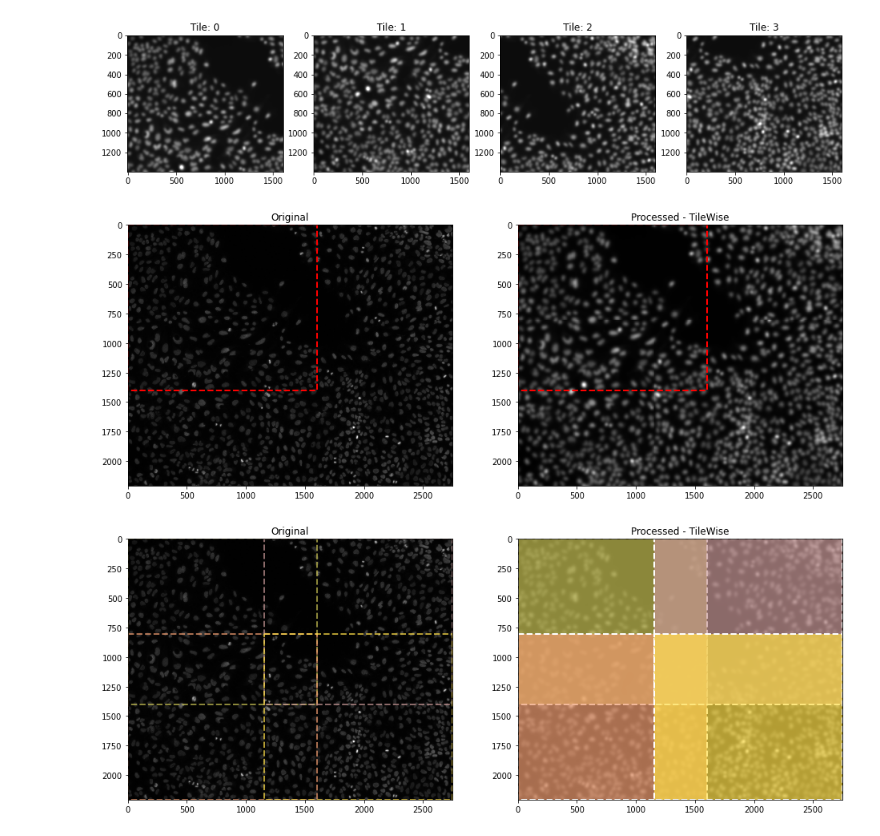
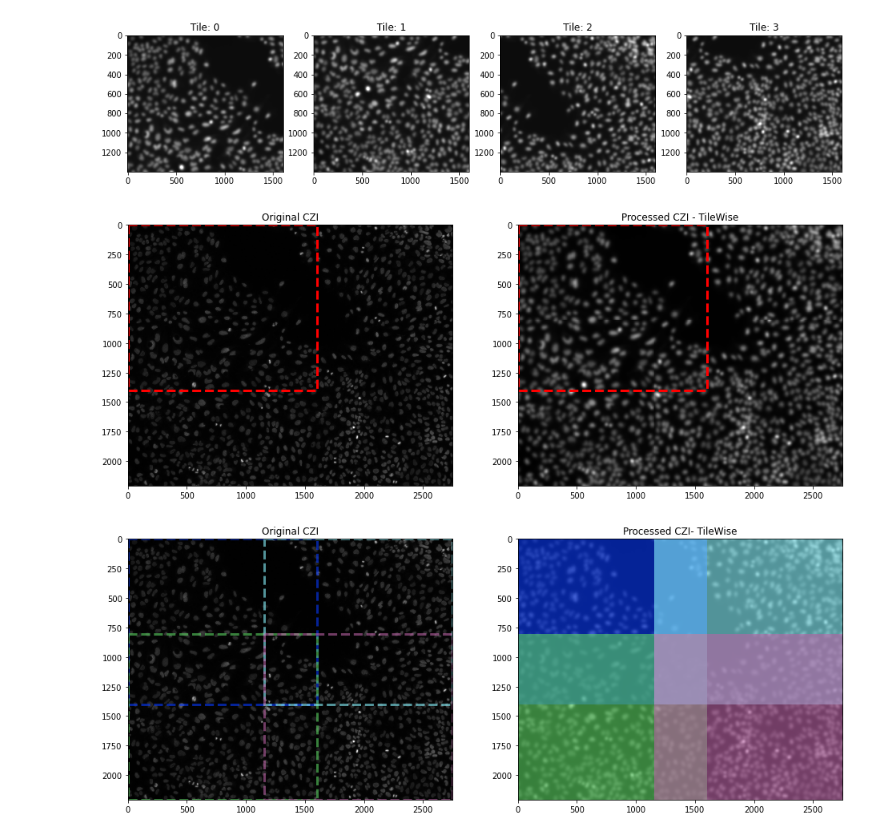
Before and after one commit to sebi06/czitools, a Jupyter notebook: examples/pylibCZIrw_docu/[Doc] High level API.ipynb, the cells around one changed output. Drawn from its saved outputs; the diff is of its cells as text; code cells hidden in the pictures.

```diff
--- a/examples/pylibCZIrw_docu/[Doc] High level API.ipynb
+++ b/examples/pylibCZIrw_docu/[Doc] High level API.ipynb
@@ -450,6 +517,12 @@ sizeY = int(mdata["ImageDocument"]["Metadata"]["Information"]["Image"]["SizeY"])
 # import the "tiling strategy" from the cztile package
 from cztile.fixed_total_area_strategy import AlmostEqualBorderFixedTotalAreaStrategy2D
 from cztile.tiling_strategy import Rectangle as czrect
+
+# create the filename for the new CZI image file
+newczi_tile = os.path.join(os.getcwd(), "newczi_tilewise.czi")
+
+# specify the original CZI file to be read
+czifile_orig = r"DAPI_PGC.czi"
 
 # create a "tile" by specifying the desired tile dimension and the
 # minimum required overlap between tiles (depends on the processing)
@@ -457,10 +530,13 @@ tiler = AlmostEqualBorderFixedTotalAreaStrategy2D(total_tile_width=1600,
                                                   total_tile_height=1400,
                                                   min_border_width=128)
 
-# create the tiles
-tiles = tiler.tile_rectangle(czrect(x=0, y=0, w=sbr.w, h=sbr.h))
+# create CZI instance to read some metadata
+with pyczi.open_czi(czifile_orig) as czidoc_r:
 
-# show the cretaed tile locations
+    # get the size of the bounding rectange for the scence
+    tiles = tiler.tile_rectangle(czidoc_r.scenes_bounding_rectangle[0])
+
+# show the created tile locations
 for tile in tiles:
     print(tile.roi.x, tile.roi.y, tile.roi.w, tile.roi.h)
 # %% [output]
@@ -514,66 +606,67 @@ import random
 with pyczi.open_czi(czifile_orig) as czidoc_r:
     data_orig = czidoc_r.read(plane={"C": 0})
 
-with pyczi.open_czi(newczi_5) as czidoc_r:
+with pyczi.open_czi(newczi_tile) as czidoc_r:
     data_processed = czidoc_r.read(plane={"C": 0})
 
 
 # show the results
 fig, (ax1, ax2) = plt.subplots(1, 2, figsize=(16, 8))
 ax1.imshow(data_orig, interpolation="nearest", cmap="gray")
-ax1.set_title('Original')
+ax1.set_title('Original CZI')
 ax2.imshow(data_processed, interpolation="nearest", cmap="gray")
-ax2.set_title('Processed - TileWise')
+ax2.set_title('Processed CZI - TileWise')
 
 # define the tile to be shown
 tn = 0
 
-#add rectangle to plot
+# add rectangle to plot to visualize the tile
 ax1.add_patch(Rectangle((tiles[tn].roi.x, tiles[tn].roi.y), tiles[tn].roi.w, tiles[tn].roi.h,
               edgecolor="red",
               fill=False,
-              lw=2,
+              lw=3,
               ls="--"))
 
 ax2.add_patch(Rectangle((tiles[tn].roi.x, tiles[tn].roi.y), tiles[tn].roi.w, tiles[tn].roi.h,
               edgecolor="red",
               fill=False,
-              lw=2,
+              lw=3,
               ls="--"))
 
 # show the results
 fig, (ax3, ax4) = plt.subplots(1, 2, figsize=(16, 8))
 ax3.imshow(data_orig, interpolation="nearest", cmap="gray")
-ax3.set_title('Original')
+ax3.set_title('Original CZI')
 ax4.imshow(data_processed, interpolation="nearest", cmap="gray")
-ax4.set_title('Processed - TileWise')
-
+ax4.set_title('Processed CZI- TileWise')
 
 edge_color_opacity = 1.0
-face_color_opacity = 0.7
+face_color_opacity = 0.6
 
 # visualize a single tile
 for tile in tiles:
 
+    # use random colors to visualize the tiles
     r = random.random()
     b = random.random()
     g = random.random()
     edgecolor = (r, g, b, face_color_opacity)
     facecolor = (r, g, b, face_color_opacity)
 
     # add rectangle to plot
     ax3.add_patch(Rectangle((tile.roi.x, tile.roi.y), tile.roi.w, tile.roi.h,
                   edgecolor=edgecolor,
                   fill=False,
-                  lw=2,
+                  lw=3,
                   ls="--"))
 
     ax4.add_patch(Rectangle((tile.roi.x, tile.roi.y), tile.roi.w, tile.roi.h,
-                  edgecolor=(1, 1, 1, edge_color_opacity),
                   facecolor=facecolor,
                   fill=True,
-                  lw=2,
+                  lw=3,
                   ls="--"))
+
+    c =+ 1
 # %% [output]
-[figure, old version]
+[figure, new version]
-[figure, old version]
+[figure, new version]
```
Also changed, not shown: parts of 41 cells of this notebook, 5 other files.
